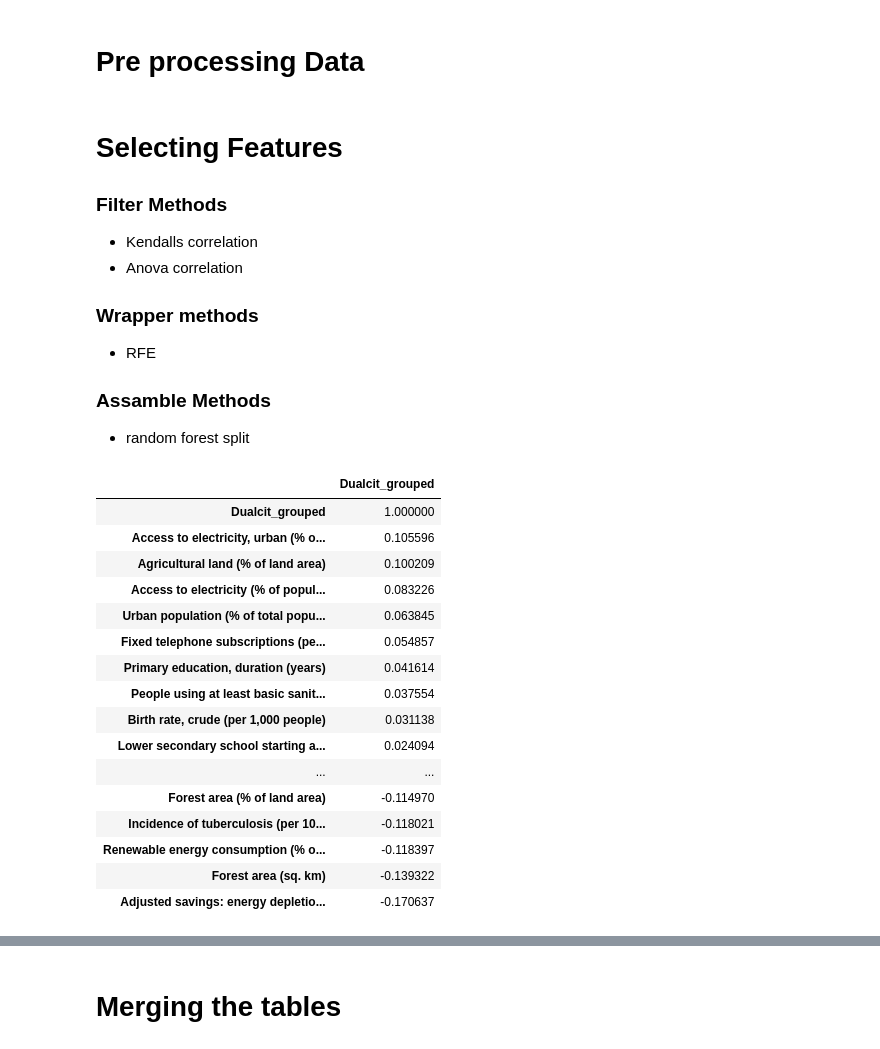
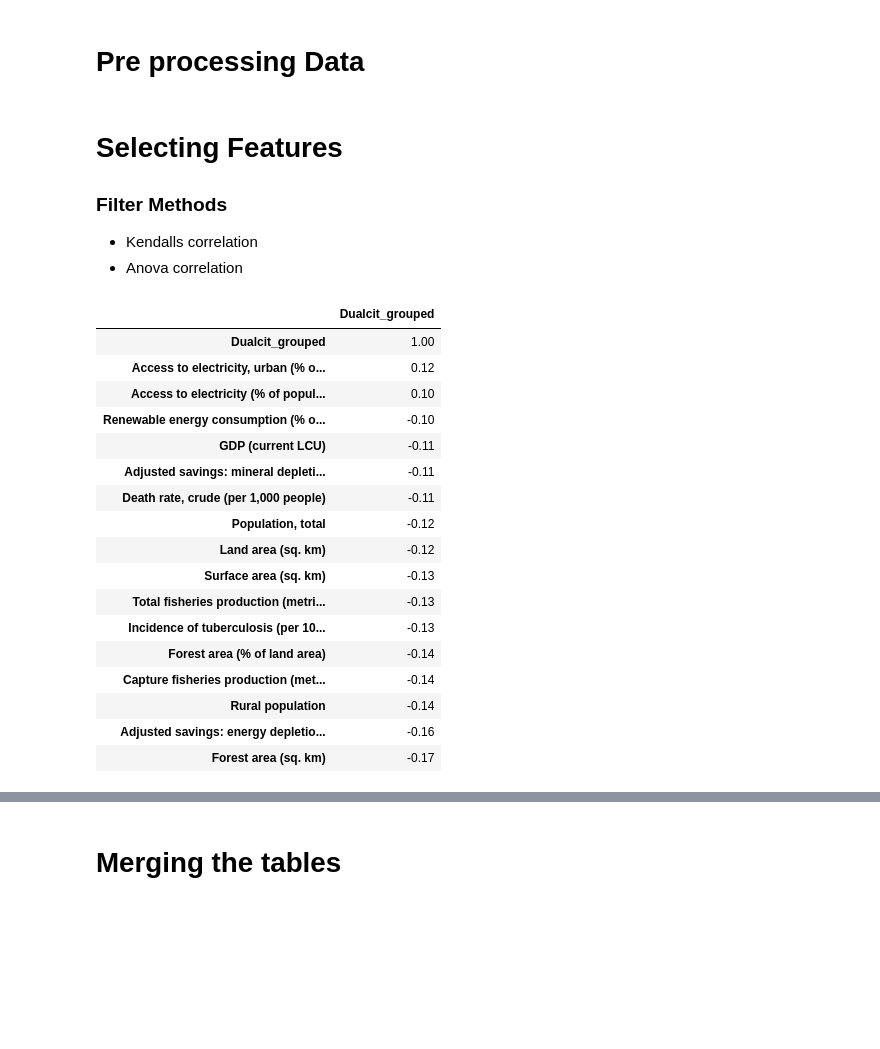
Before and after one commit to Lucas-Correa/Stats_Banner, a Jupyter notebook: Dual_City/notebooks/Merge and Fill Na.ipynb, the cells around one changed output, grey strips where cells are left out. Cells and saved outputs as stored; diff of their text form; code cells hidden in the pictures; blank space fills up the shorter version.

```diff
--- a/Dual_City/notebooks/Merge and Fill Na.ipynb
+++ b/Dual_City/notebooks/Merge and Fill Na.ipynb
@@ -196,33 +171,49 @@ wdi_scaled.iloc[:,:-1] = scaler.fit_transform(wdi_scaled.iloc[:,:-1])
+# %%
+#2019 data
+wdi_pivoted = filtered_wdi.pivot(index='Country Code',columns='Indicator Name', values='2019')
+
+dual_city_groups_2019 = df.loc[df.Year==2019].set_index('ISO3')[['Dualcit_grouped']]
+
+wdi_scaled = wdi_pivoted.join(dual_city_groups_2019).dropna(subset=['Dualcit_grouped'])
+
+
+scaler = MinMaxScaler()
+
+variables_used = ['Access to electricity, urban (% of urban population)',
+                    'Agricultural land (% of land area)',
+                    'Access to electricity (% of population)',
+                    'Renewable energy consumption (% of total final energy consumption)']
+
+for c in variables_used:
+    wdi_scaled.drop(wdi_scaled[wdi_scaled[c]>100].index,inplace=True)
+
+wdi_scaled.iloc[:,:-1] = scaler.fit_transform(wdi_scaled.iloc[:,:-1])
 # %% [markdown]
 # Selecting Features
 
 ### Filter Methods
 - Kendalls correlation
 - Anova correlation
-
-### Wrapper methods
-- RFE
-
-### Assamble Methods
-- random forest split
 # %%
 cor_kendall = wdi_scaled.corr(method ='kendall')
-cor_kendall[['Dualcit_grouped']].sort_values('Dualcit_grouped',ascending=False)
+cor_kendall = cor_kendall[['Dualcit_grouped']].sort_values('Dualcit_grouped',ascending=False)
+cor_kendall.loc[cor_kendall.Dualcit_grouped.abs()>0.1]
 # %% [output]
 |  | Dualcit_grouped |
-| Dualcit_grouped | 1.000000 |
-| Access to electricity, urban (% o... | 0.105596 |
-| Agricultural land (% of land area) | 0.100209 |
-| Access to electricity (% of popul... | 0.083226 |
-| Urban population (% of total popu... | 0.063845 |
-| Fixed telephone subscriptions (pe... | 0.054857 |
-| Primary education, duration (years) | 0.041614 |
-| People using at least basic sanit... | 0.037554 |
-| Birth rate, crude (per 1,000 people) | 0.031138 |
-| Lower secondary school starting a... | 0.024094 |
-| ... | ... |
-| Forest area (% of land area) | -0.114970 |
-| Incidence of tuberculosis (per 10... | -0.118021 |
-| Renewable energy consumption (% o... | -0.118397 |
-| Forest area (sq. km) | -0.139322 |
-| Adjusted savings: energy depletio... | -0.170637 |
+| Dualcit_grouped | 1.00 |
+| Access to electricity, urban (% o... | 0.12 |
+| Access to electricity (% of popul... | 0.10 |
+| Renewable energy consumption (% o... | -0.10 |
+| GDP (current LCU) | -0.11 |
+| Adjusted savings: mineral depleti... | -0.11 |
+| Death rate, crude (per 1,000 people) | -0.11 |
+| Population, total | -0.12 |
+| Land area (sq. km) | -0.12 |
+| Surface area (sq. km) | -0.13 |
+| Total fisheries production (metri... | -0.13 |
+| Incidence of tuberculosis (per 10... | -0.13 |
+| Forest area (% of land area) | -0.14 |
+| Capture fisheries production (met... | -0.14 |
+| Rural population | -0.14 |
+| Adjusted savings: energy depletio... | -0.16 |
+| Forest area (sq. km) | -0.17 |
```
Also changed, not shown: parts of 34 cells of this notebook.
